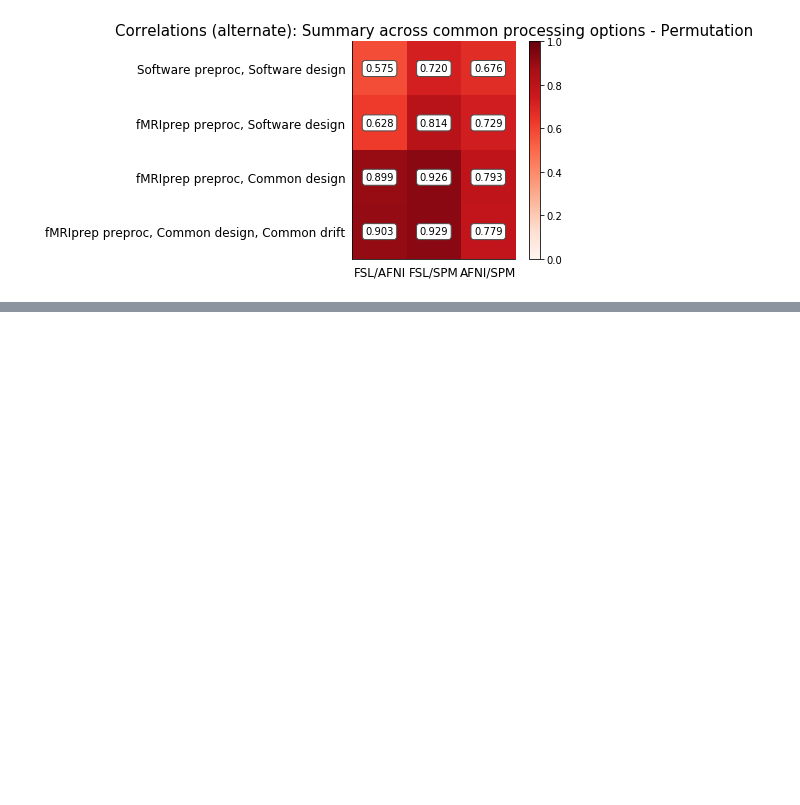
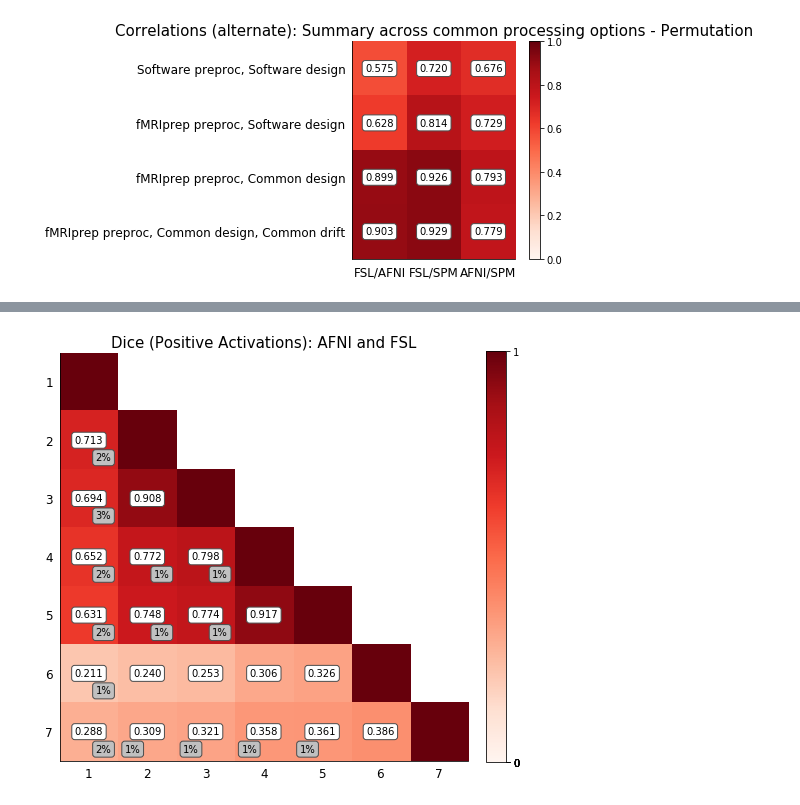
Before and after one commit to NISOx-BDI/SC2, a Jupyter notebook: figures/ds001_notebook.ipynb, the cells around one changed output, grey strips where cells are left out. Saved outputs shown, nothing was run; the diff lists cells and outputs as text; code cells hidden in the pictures; blank space fills up the shorter version.

```diff
--- a/figures/ds001_notebook.ipynb
+++ b/figures/ds001_notebook.ipynb
@@ -590,0 +628,8 @@ correlation_tables.correlation_summary_across_processing_opts_alternate(old_afni
+# %%
+from lib import new_dice
+reload(new_dice)
+new_dice.new_dice(old_afni_exc_set_file, afni_exc_set_file, fsl_afni_subject_level_exc_set_file, afni_drift_exc_set_file, afni_design_exc_set_file, fsl_exc_set_file, old_fsl_exc_set_file,
+                  old_afni_stat_file, afni_stat_file, fsl_afni_subject_level_stat_file, afni_drift_stat_file, afni_design_stat_file, fsl_stat_file, old_fsl_stat_file,
+                 Title='Dice (Positive Activations): AFNI and FSL')
+# %% [output]
+[figure, added]
```
Also changed, not shown: parts of 7 cells of this notebook, 3 other files.
